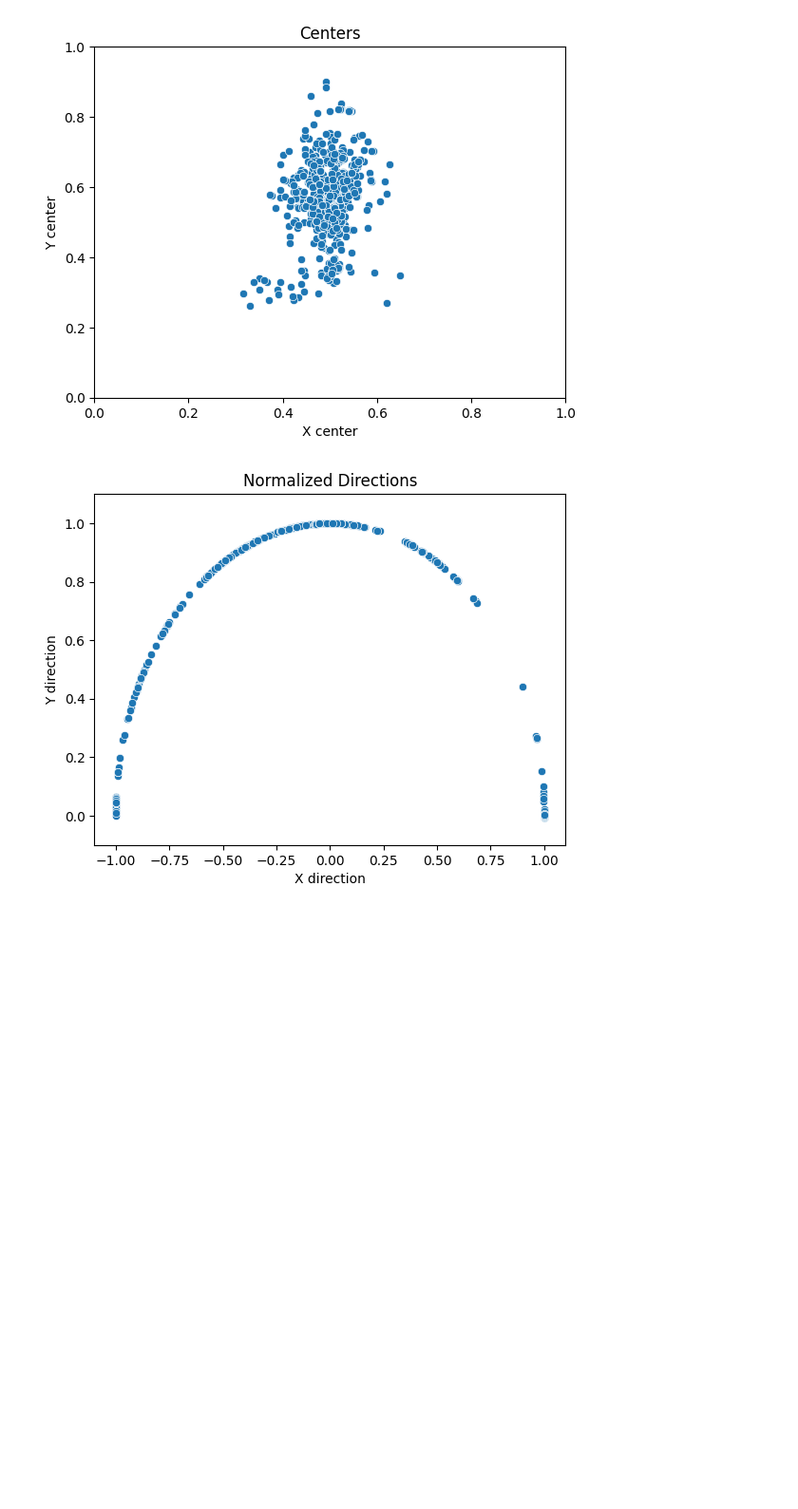
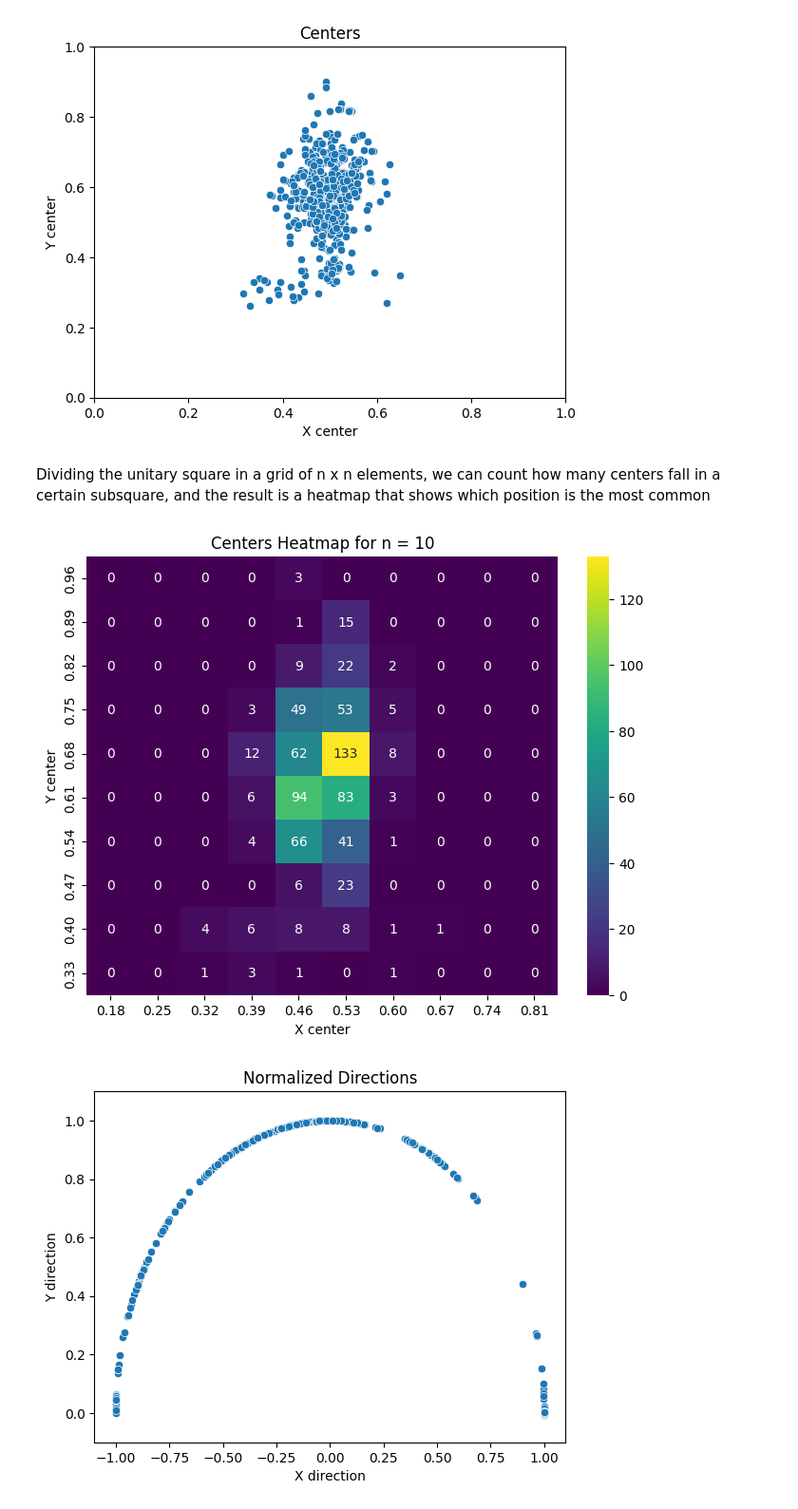
Before and after one commit to GiovaSpine/foosball-in-perspective-detection, a Jupyter notebook: notebooks/labels_profiling.ipynb, the cells around one changed output. Shown at 95% size. Cells and saved outputs as stored; diff of their text form; code cells hidden in the pictures; blank space fills up the shorter version.

Commit message:
Add heatmap graph in labels_profiling.ipynb to show the most common position of the center

```diff
--- a/notebooks/labels_profiling.ipynb
+++ b/notebooks/labels_profiling.ipynb
@@ -32,6 +32,54 @@ plt.ylabel("Y center")
 plt.show()
 # %% [output]
 [figure]
+# %% [markdown]
+Dividing the unitary square in a grid of n x n elements, we can count how many centers fall in a certain subsquare, and the result is a heatmap that shows which position is the most common
+# %%
+import numpy as np
+import seaborn as sns
+import matplotlib.pyplot as plt
+
+n = 10  # number of subdivision
+
+centers = np.stack(df["center"].values)
+
+# we try to obtain the min square that holds all of this centers
+average_point = centers.mean(axis=0)
+max_distance = np.max([np.linalg.norm(average_point - center) for center in centers])
+
+# we divide the square in a grid of n x n squares
+# and we count how many points fall in every square
+
+# squares creation
+x_values = np.linspace(average_point[0] - max_distance, average_point[0] + max_distance, n + 1)
+y_values = np.linspace(average_point[1] - max_distance, average_point[1] + max_distance, n + 1)
+y_values = y_values[::-1]  # invert array
+
+# counts will hold the value of how many points are in that square
+# squares_positions will hold the position of the square
+# the order goes from up to down, and left to right (the usual order to scroll a matrix)
+counts = [[0 for _ in range(n)] for _ in range(n)]
+squares_length = (max_distance * 2.0) / n
+
+for i in range(n):
+    for j in range(n):
+        for center in centers:
+            if x_values[i] < center[0] < x_values[i + 1] and y_values[j + 1] < center[1] < y_values[j]:
+                # the point is in the square (i, j)
+                counts[j][i] += 1
+
+# create the labels to show on the graph
+xticklabels = [f'{x + (squares_length / 2.0):.2f}' for x in x_values[0:n]]
+yticklabels = [f'{y + (squares_length / 2.0):.2f}' for y in y_values[0:n]]
+
+plt.figure(figsize=(8, 6))
+sns.heatmap(np.array(counts), annot=True, fmt="d", xticklabels=xticklabels, yticklabels=yticklabels, cmap="viridis")
+plt.title(f"Centers Heatmap for n = {n}")
+plt.xlabel("X center")
+plt.ylabel("Y center")
+plt.show()
+# %% [output]
+[figure, added]
 # %%
 import matplotlib.pyplot as plt
 import seaborn as sns
```
